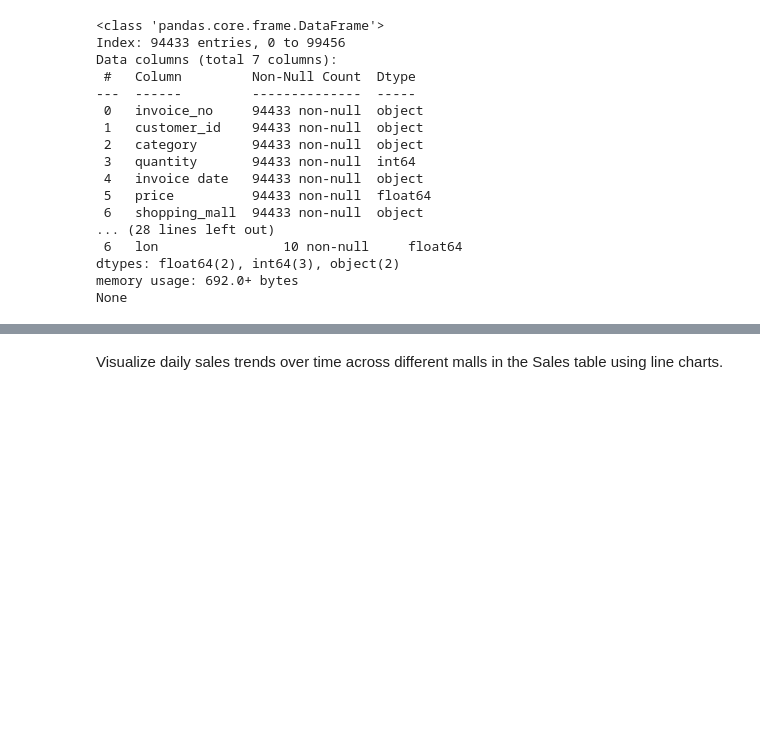
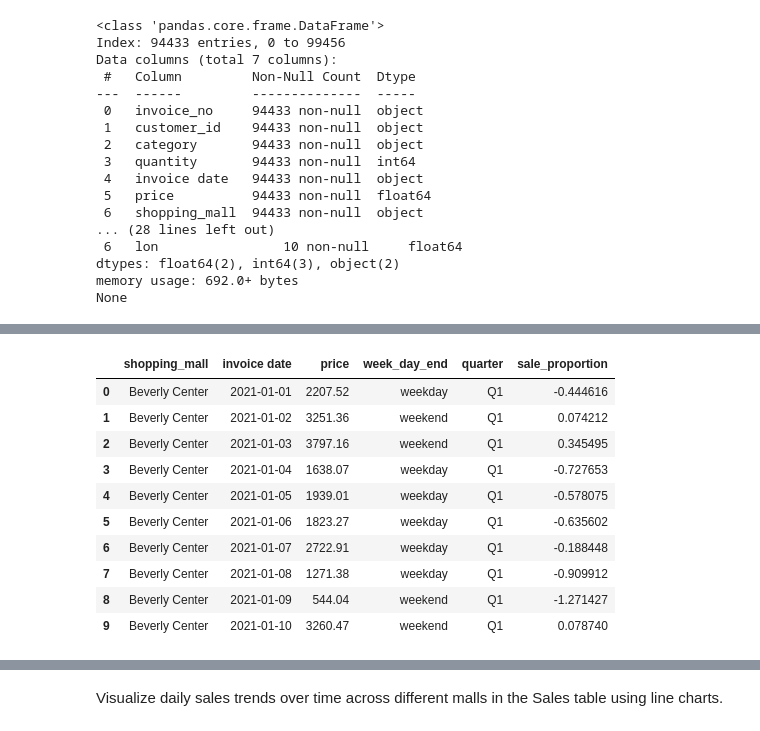
Before and after one commit to JuvenileMartian/pyProject24, a Jupyter notebook: Python_Final_Project_Group_3_jm.ipynb, the cells around one changed output, grey strips where cells are left out. Cells and saved outputs as stored; diff of their text form; code cells hidden in the pictures; blank space fills up the shorter version.

```diff
--- a/Python_Final_Project_Group_3_jm.ipynb
+++ b/Python_Final_Project_Group_3_jm.ipynb
@@ -329,0 +328,20 @@ We would like to apply time series approaches to study the nature of the consump
+# %%
+# Normalize sales within each mall
+sale_date['sale_proportion'] = sale_date.groupby('shopping_mall')['price'].transform(lambda x: (x - x.mean()) / x.std())
+
+# Tell wether is weekday or weekend
+sale_date['week_day_end'] = pd.cut(sale_date['invoice date'].dt.weekday+1, bins=[0,5,7], labels=['weekday', 'weekend'])
+sale_date['quarter'] = pd.cut(sale_date['invoice date'].dt.month, bins=[0,3,6,9,12], labels=['Q1', 'Q2', 'Q3', 'Q4'])
+sale_date.head(10)
+# %% [output]
+|  | shopping_mall | invoice date | price | week_day_end | quarter | sale_proportion |
+| 0 | Beverly Center | 2021-01-01 | 2207.52 | weekday | Q1 | -0.444616 |
+| 1 | Beverly Center | 2021-01-02 | 3251.36 | weekend | Q1 | 0.074212 |
+| 2 | Beverly Center | 2021-01-03 | 3797.16 | weekend | Q1 | 0.345495 |
+| 3 | Beverly Center | 2021-01-04 | 1638.07 | weekday | Q1 | -0.727653 |
+| 4 | Beverly Center | 2021-01-05 | 1939.01 | weekday | Q1 | -0.578075 |
+| 5 | Beverly Center | 2021-01-06 | 1823.27 | weekday | Q1 | -0.635602 |
+| 6 | Beverly Center | 2021-01-07 | 2722.91 | weekday | Q1 | -0.188448 |
+| 7 | Beverly Center | 2021-01-08 | 1271.38 | weekday | Q1 | -0.909912 |
+| 8 | Beverly Center | 2021-01-09 | 544.04 | weekend | Q1 | -1.271427 |
+| 9 | Beverly Center | 2021-01-10 | 3260.47 | weekend | Q1 | 0.078740 |
```
Also changed, not shown: parts of 34 cells of this notebook.
